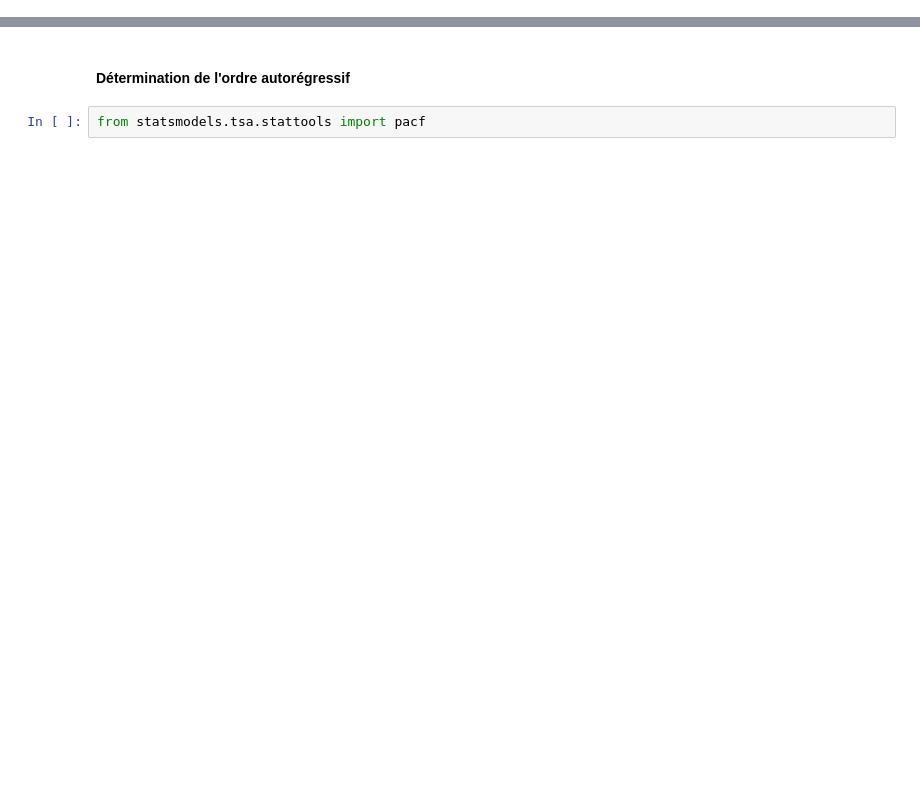
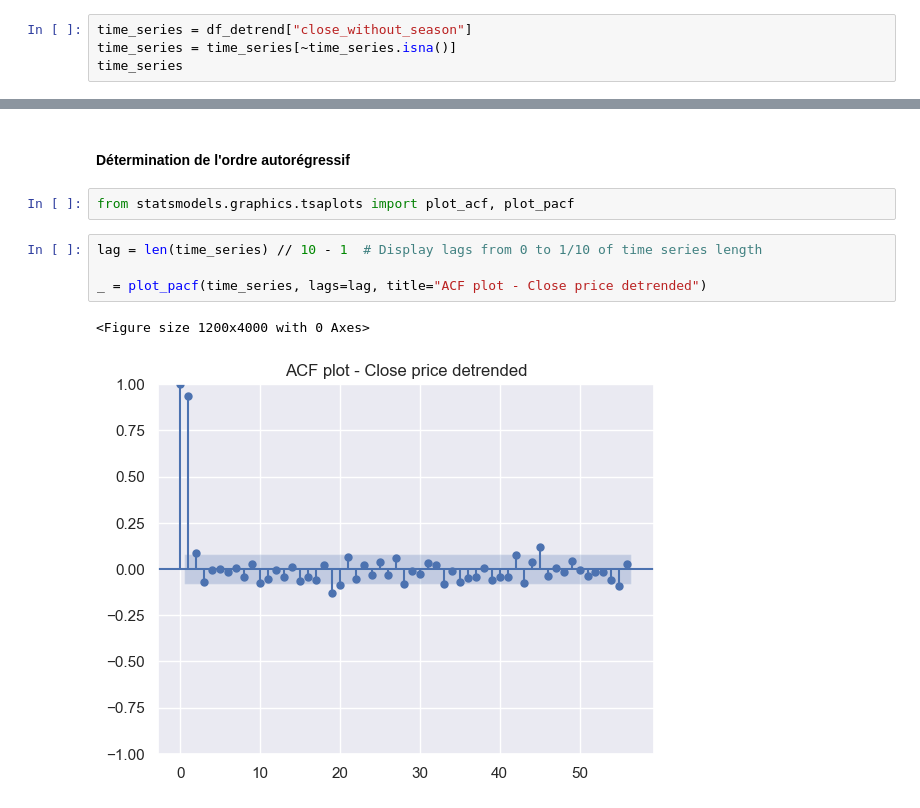
Before and after one commit to Ab2nour/stock-analysis, a Jupyter notebook: src/notebooks/seasonality.ipynb, the cells around one changed output, grey strips where cells are left out. Saved outputs shown, nothing was run; the diff lists cells and outputs as text; blank space fills up the shorter version.

Commit message:
feat: plot pacf for time series without trend and season

```diff
--- a/src/notebooks/seasonality.ipynb
+++ b/src/notebooks/seasonality.ipynb
@@ -175,3 +175,7 @@ Cette partie est consacrée à la détermination des paramètres du modèle pré
 - L'ordre autorégressif
 - L'ordre de différenciation pour atteindre la stationnarité
 - L'ordre de moyenne mobile
+# %%
+time_series = df_detrend["close_without_season"]
+time_series = time_series[~time_series.isna()]
+time_series
@@ -178,4 +196,11 @@ Cette partie est consacrée à la détermination des paramètres du modèle pré
 # %% [markdown]
 #### Détermination de l'ordre autorégressif
 # %%
-from statsmodels.tsa.stattools import pacf
+from statsmodels.graphics.tsaplots import plot_acf, plot_pacf
+# %%
+lag = len(time_series) // 10 - 1  # Display lags from 0 to 1/10 of time series length
+
+_ = plot_pacf(time_series, lags=lag, title="ACF plot - Close price detrended")
+# %% [output]
+<Figure size 1200x4000 with 0 Axes>
+[figure, added]
```
Also changed, not shown: parts of 1 cell of this notebook.
